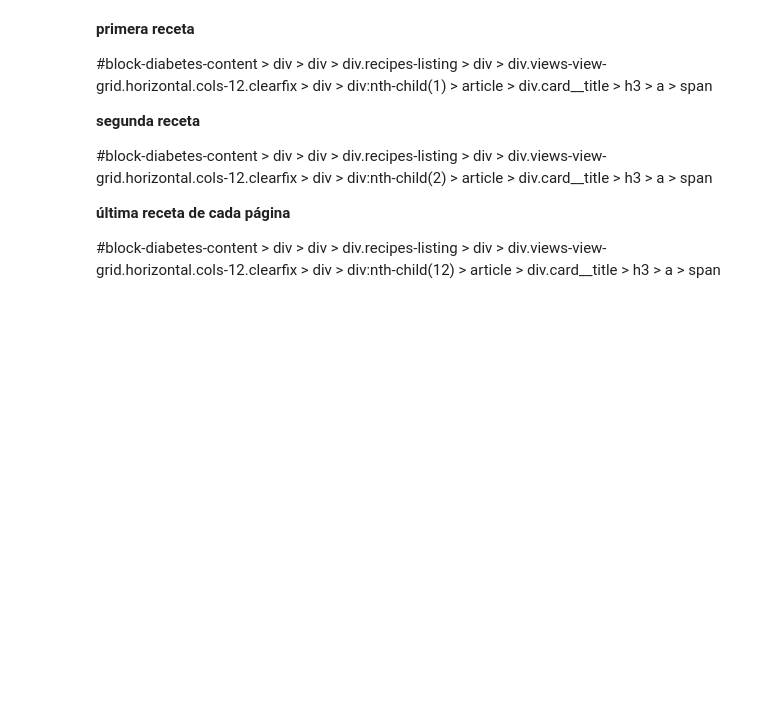
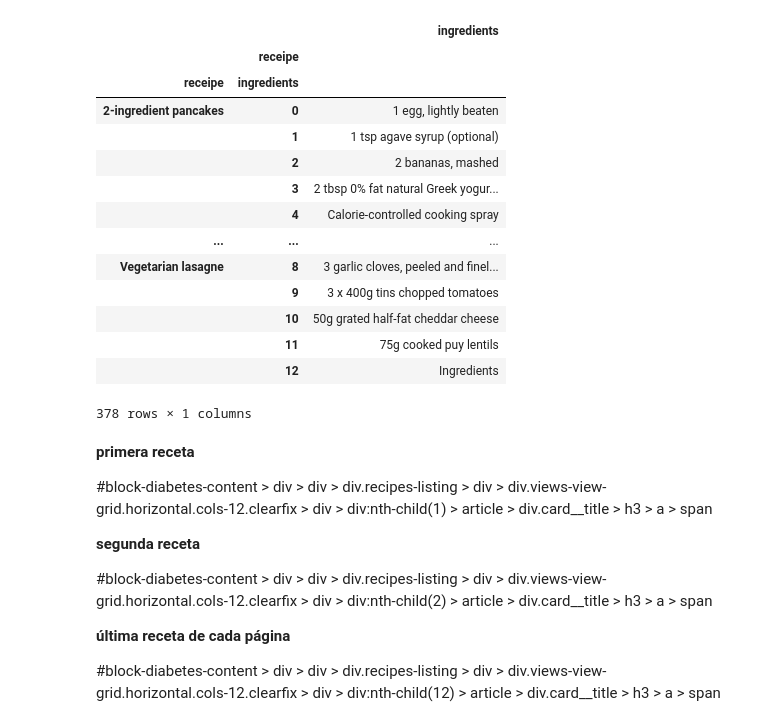
Before and after one commit to Hackaton-Eclectique/DataCode, a Jupyter notebook: Selenium_Receipes.ipynb, the cells around one changed output. Cells and saved outputs as stored; diff of their text form; code cells hidden in the pictures; blank space fills up the shorter version.

Commit message:
ingredients cleaning

```diff
--- a/Selenium_Receipes.ipynb
+++ b/Selenium_Receipes.ipynb
@@ -122,0 +196,5 @@ pd.concat([df1, df2], axis = 1)
+# %%
+pd.set_option('display.max_columns', None)
+pd.set_option('display.expand_frame_repr', False)
+pd.set_option('max_colwidth', -1)
+final.head(1)
@@ -122,0 +239,3 @@ pd.concat([df1, df2], axis = 1)
+# %%
+s = pd.DataFrame(final2['ingredients'].str.split('\n').apply(pd.Series, 1).stack())
+s.index = s.index.droplevel(-1)
@@ -122,0 +256,4 @@ pd.concat([df1, df2], axis = 1)
+# %%
+final_ingredients = final2.join(s)
+final_ingredients.drop(["nutricional", "ingredients"], axis = 1, inplace = True)
+final_ingredients.columns = ["receipe", "ingredients"]
@@ -122,0 +269,3 @@ pd.concat([df1, df2], axis = 1)
+# %%
+table = pd.pivot_table(final_ingredients, index=['receipe', "ingredients"],
+                    columns=['receipe'])
@@ -123,3 +288,22 @@ pd.concat([df1, df2], axis = 1)
+# %%
+table2 = table.reset_index("ingredients")
+table2.set_index(table.groupby(level=0).cumcount().rename('ingredients'), append=True, drop = False)
+# %% [output]
+|  |  | ingredients |
+|  | receipe |  |
+| receipe | ingredients |  |
+| 2-ingredient pancakes | 0 | 1 egg, lightly beaten |
+|  | 1 | 1 tsp agave syrup (optional) |
+|  | 2 | 2 bananas, mashed |
+|  | 3 | 2 tbsp 0% fat natural Greek yogur... |
+|  | 4 | Calorie-controlled cooking spray |
+| ... | ... | ... |
+| Vegetarian lasagne | 8 | 3 garlic cloves, peeled and finel... |
+|  | 9 | 3 x 400g tins chopped tomatoes |
+|  | 10 | 50g grated half-fat cheddar cheese |
+|  | 11 | 75g cooked puy lentils |
+|  | 12 | Ingredients |
+378 rows × 1 columns
 # %% [markdown]
 **primera receta**
 
```
Also changed, not shown: parts of 23 cells of this notebook, 43 other files.
